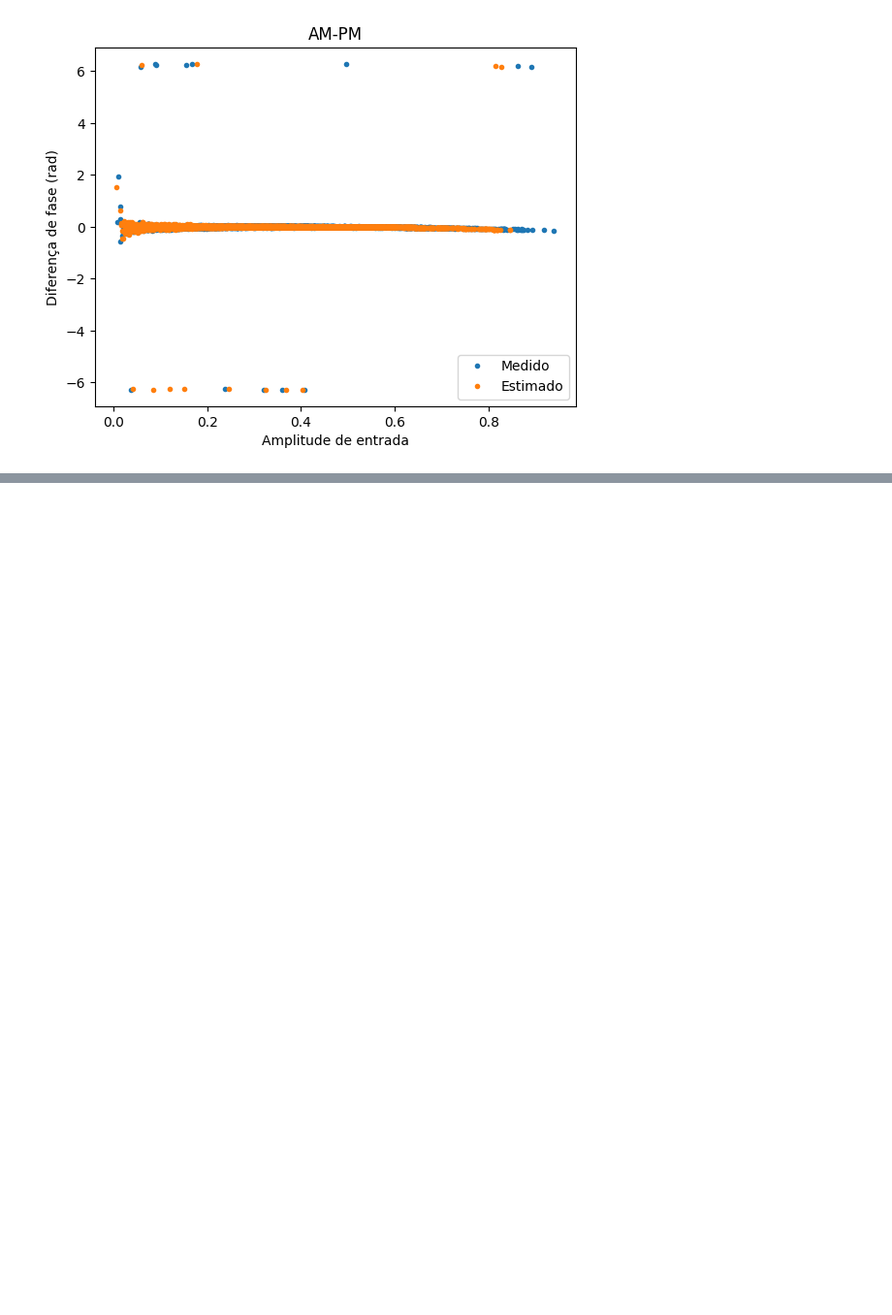
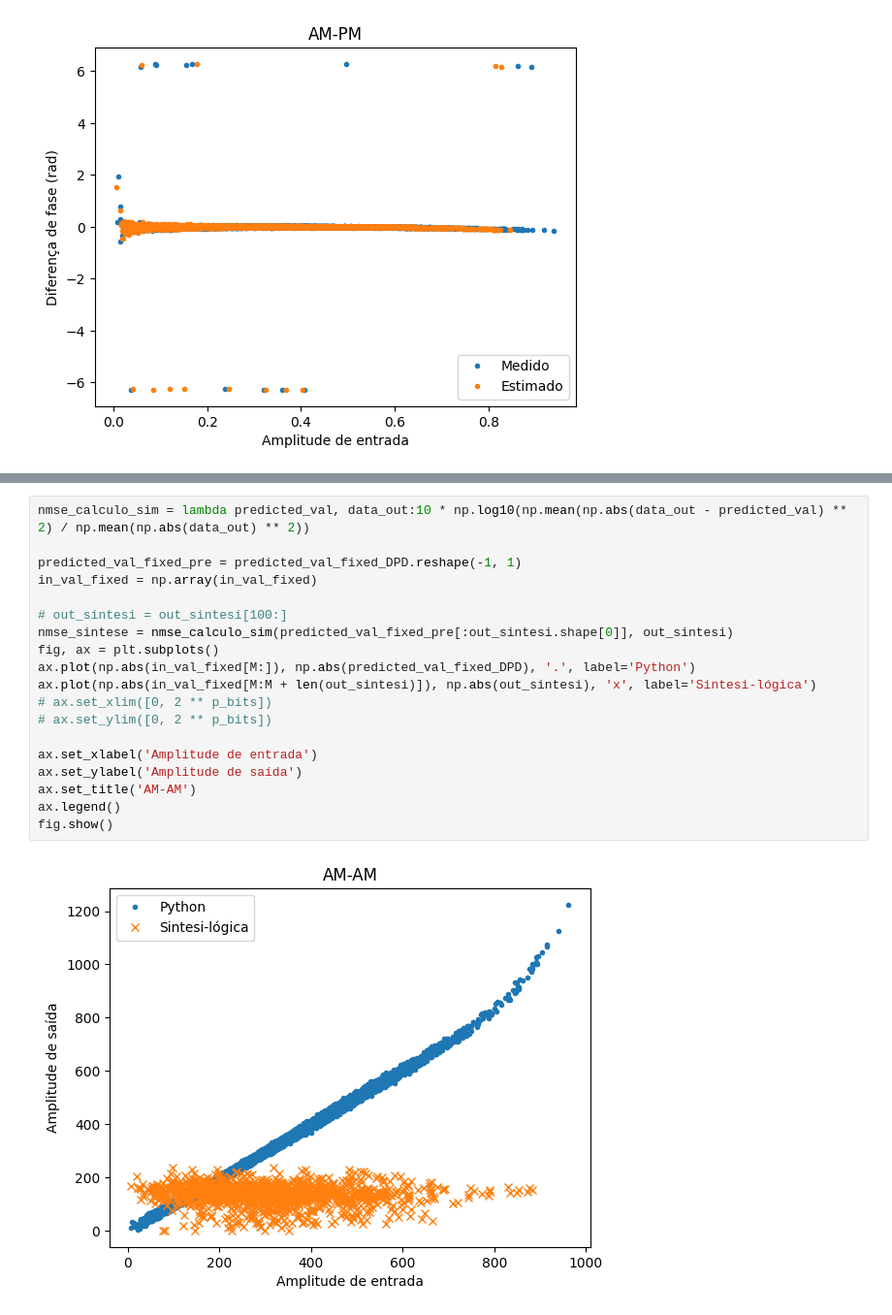
Before and after one commit to Je-Leo-AS/DPD, a Jupyter notebook: M7 Coeficientes vhdl.ipynb, the cells around one changed output, grey strips where cells are left out. Shown at 97% size. Saved outputs shown, nothing was run; the diff lists cells and outputs as text; blank space fills up the shorter version.

```diff
--- a/M7 Coeficientes vhdl.ipynb
+++ b/M7 Coeficientes vhdl.ipynb
@@ -628,3 +671,24 @@ Arquivo VHDL 'VHDL\complex_constants.vhd' gerado com sucesso!
+# %%
+nmse_calculo_sim = lambda predicted_val, data_out:10 * np.log10(np.mean(np.abs(data_out - predicted_val) ** 2) / np.mean(np.abs(data_out) ** 2))
+
+predicted_val_fixed_pre = predicted_val_fixed_DPD.reshape(-1, 1)
+in_val_fixed = np.array(in_val_fixed)
+
+# out_sintesi = out_sintesi[100:]
+nmse_sintese = nmse_calculo_sim(predicted_val_fixed_pre[:out_sintesi.shape[0]], out_sintesi)
+fig, ax = plt.subplots()
+ax.plot(np.abs(in_val_fixed[M:]), np.abs(predicted_val_fixed_DPD), '.', label='Python')
+ax.plot(np.abs(in_val_fixed[M:M + len(out_sintesi)]), np.abs(out_sintesi), 'x', label='Sintesi-lógica')
+# ax.set_xlim([0, 2 ** p_bits])
+# ax.set_ylim([0, 2 ** p_bits])
+
+ax.set_xlabel('Amplitude de entrada')
+ax.set_ylabel('Amplitude de saída')
+ax.set_title('AM-AM')
+ax.legend()
+fig.show()
+# %% [output]
+[figure, added]
 # %%
 import pandas as pd
 
```
Also changed, not shown: parts of 10 cells of this notebook, 14 other files.
